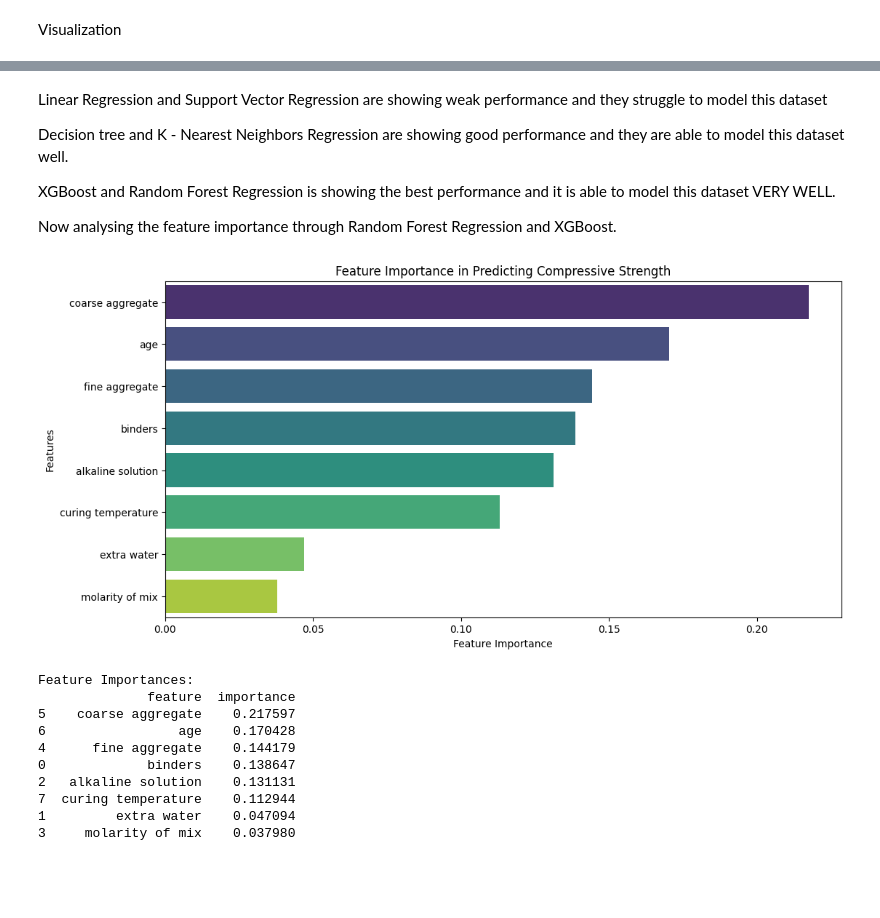
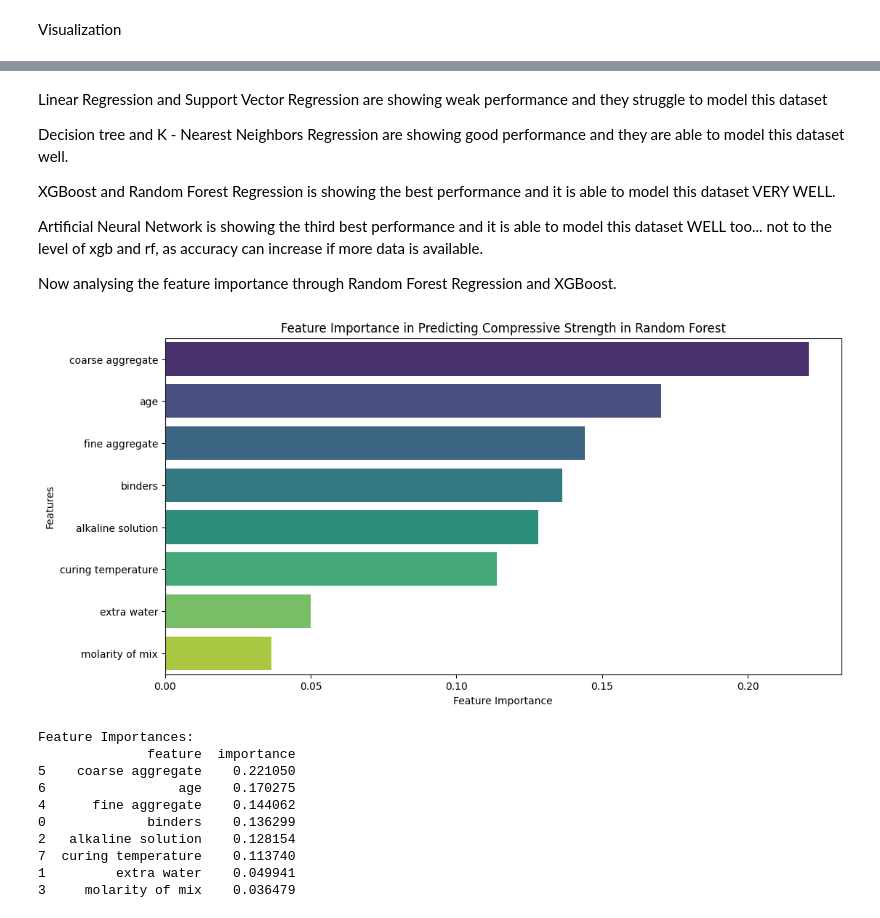
Before and after one commit to IAM-MUKUND/advanced-concrete-analysis, a Jupyter notebook: geopolymer_dataset_processing/main_run.ipynb, the cells around one changed output, grey strips where cells are left out. Cells and saved outputs as stored; diff of their text form; code cells hidden in the pictures; blank space fills up the shorter version.

```diff
--- a/geopolymer_dataset_processing/main_run.ipynb
+++ b/geopolymer_dataset_processing/main_run.ipynb
@@ -259,7 +261,7 @@ lr_evaluation = evaluate_model(y_test, pred_lr)
 #Decision Tree Regressor
 
 dt = DecisionTreeRegressor(
-    max_depth=6,
+    max_depth=10,
     random_state=42
 )
 
@@ -427,38 +463,40 @@ Decision tree and K - Nearest Neighbors Regression are showing good performance
 
 XGBoost and Random Forest Regression is showing the best performance and it is able to model this dataset VERY WELL.
 
+Artificial Neural Network is showing the third best performance and it is able to model this dataset WELL too... not to the level of xgb and rf, as accuracy can increase if more data is available.
+
 Now analysing the feature importance through Random Forest Regression and XGBoost.
 # %%
 #feature importance of the random forest regression model.
 
 rf_importance = pd.DataFrame({
     'feature': X.columns,
     'importance': rf.feature_importances_
 })
 
 rf_importance = rf_importance.sort_values(by='importance', ascending=False)
 
 plt.figure(figsize=(12, 6))
 sns.barplot(x='importance', y='feature', data=rf_importance, palette='viridis', hue='feature', legend=False)
 plt.xlabel('Feature Importance')
 plt.ylabel('Features')
-plt.title('Feature Importance in Predicting Compressive Strength')
+plt.title('Feature Importance in Predicting Compressive Strength in Random Forest')
 plt.show()
 
 print("\nFeature Importances:")
 print(rf_importance)
 # %% [output]
-[figure, old version]
+[figure, new version]
 Feature Importances:
               feature  importance
-5    coarse aggregate    0.217597
-6                 age    0.170428
-4      fine aggregate    0.144179
-0             binders    0.138647
-2   alkaline solution    0.131131
-7  curing temperature    0.112944
-1         extra water    0.047094
-3     molarity of mix    0.037980
+5    coarse aggregate    0.221050
+6                 age    0.170275
+4      fine aggregate    0.144062
+0             binders    0.136299
+2   alkaline solution    0.128154
+7  curing temperature    0.113740
+1         extra water    0.049941
+3     molarity of mix    0.036479
 # %%
 #Feature importance of the XGBoost regression model.
 
```
Also changed, not shown: parts of 13 cells of this notebook, 1 other file.
